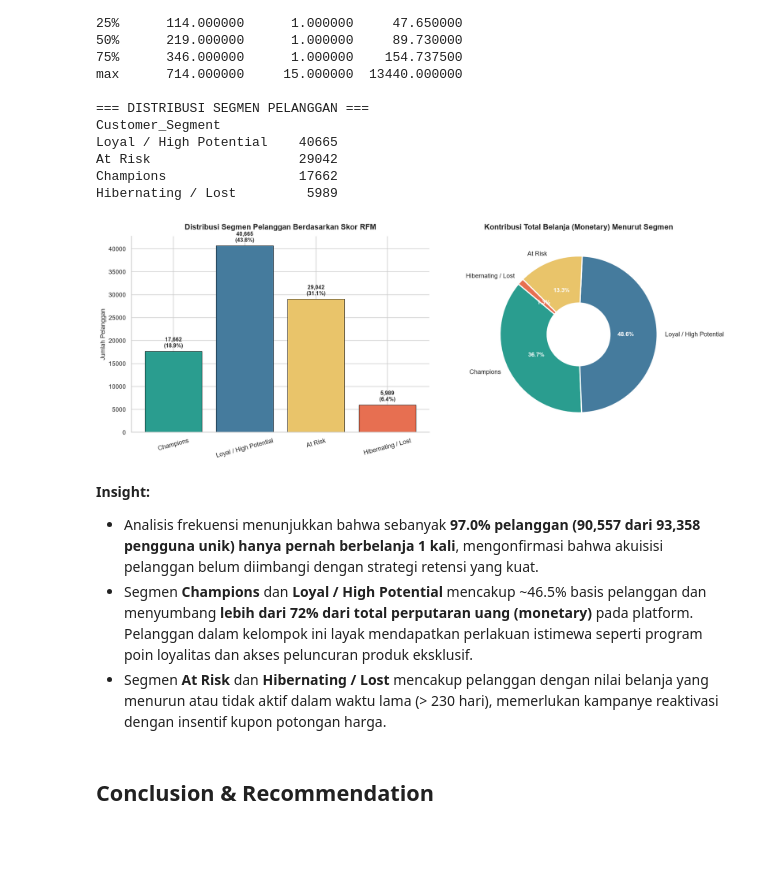
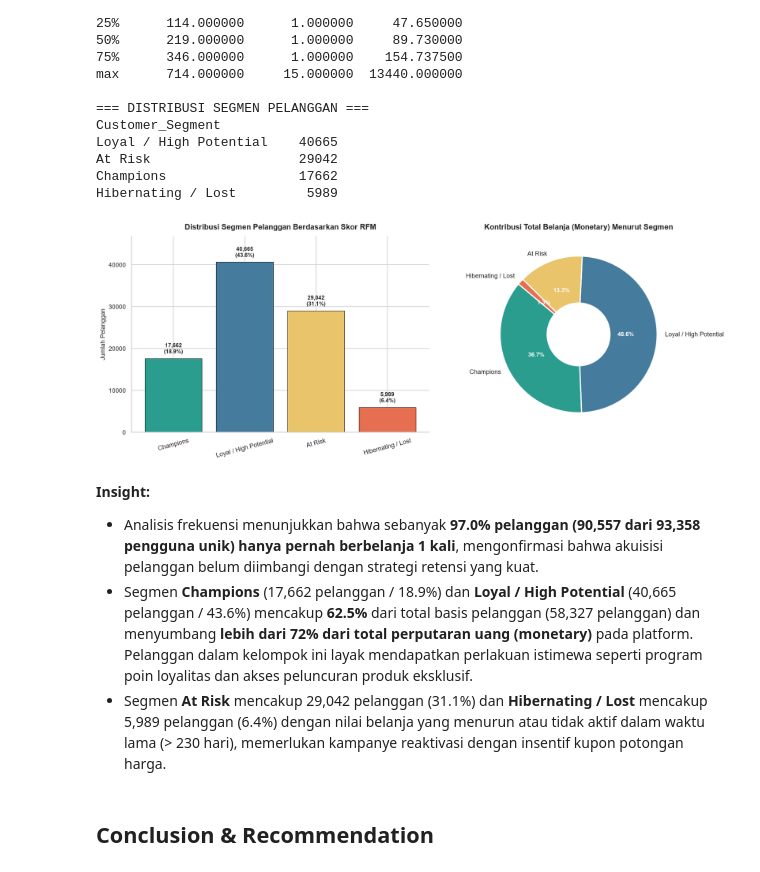
Before and after one commit to hauzanziyad/Dicoding-Proyek-FundamentalAnalisisData, a Jupyter notebook: notebook.ipynb, the cells around one changed output. Cells and saved outputs as stored; diff of their text form; code cells hidden in the pictures; blank space fills up the shorter version.

```diff
--- a/notebook.ipynb
+++ b/notebook.ipynb
@@ -287,7 +288,7 @@ products_df['product_category_name_english'] = products_df['product_category_nam
 # 3. Feature Engineering untuk Analisis Pengiriman
 orders_df['delivery_time_days'] = (orders_df['order_delivered_customer_date'] - orders_df['order_purchase_timestamp']).dt.total_seconds() / (24 * 3600)
 orders_df['delay_days'] = (orders_df['order_delivered_customer_date'] - orders_df['order_estimated_delivery_date']).dt.total_seconds() / (24 * 3600)
-orders_df['delivery_status'] = np.where(orders_df['delay_days'] > 0, 'Late', 'On-Time / Early')
+orders_df['delivery_status'] = np.where(orders_df['delay_days'] > 0, 'Terlambat', 'Tepat Waktu')
 
 # 4. Deduplikasi Geolocation
 geolocation_clean_df = geolocation_df.drop_duplicates(subset=['geolocation_zip_code_prefix', 'geolocation_lat', 'geolocation_lng'])
@@ -599,26 +614,26 @@ rfm_df.columns = ['customer_unique_id', 'Recency', 'Frequency', 'Monetary']
 print("=== RINGKASAN DESKRIPTIF RFM ===")
 print(rfm_df.describe().to_string())
 
-# Membuat skor RFM menggunakan pembagian kuartil (qcut)
+# Membuat skor RFM menggunakan pembagian kuartil (qcut) dengan penanganan nilai duplikat
 r_labels = [4, 3, 2, 1]  # Nilai Recency lebih rendah = skor lebih tinggi (lebih baru)
 m_labels = [1, 2, 3, 4]  # Nilai Monetary lebih tinggi = skor lebih tinggi
 
-rfm_df['R_Score'] = pd.qcut(rfm_df['Recency'], q=4, labels=r_labels).astype(int)
-rfm_df['M_Score'] = pd.qcut(rfm_df['Monetary'], q=4, labels=m_labels).astype(int)
+rfm_df['R_Score'] = pd.qcut(rfm_df['Recency'], q=4, labels=r_labels, duplicates='drop').astype(int)
+rfm_df['M_Score'] = pd.qcut(rfm_df['Monetary'], q=4, labels=m_labels, duplicates='drop').astype(int)
 
-# Segmentasi Berdasarkan Skor Kombinasi
-def segment_customer(row):
-    score = row['R_Score'] + row['M_Score']
-    if score >= 7:
-        return 'Champions'
-    elif score >= 5:
-        return 'Loyal / High Potential'
-    elif score >= 3:
-        return 'At Risk'
-    else:
-        return 'Hibernating / Lost'
-
-rfm_df['Customer_Segment'] = rfm_df.apply(segment_customer, axis=1)
+# Segmentasi Berdasarkan Skor Kombinasi secara tervektorisasi
+total_score = rfm_df['R_Score'] + rfm_df['M_Score']
+conditions = [
+    total_score >= 7,
+    total_score >= 5,
+    total_score >= 3
+]
+choices = [
+    'Champions',
+    'Loyal / High Potential',
+    'At Risk'
+]
+rfm_df['Customer_Segment'] = np.select(conditions, choices, default='Hibernating / Lost')
 
 print("\n=== DISTRIBUSI SEGMEN PELANGGAN ===")
 print(rfm_df['Customer_Segment'].value_counts().to_string())
@@ -656,40 +671,43 @@ axes[0].spines['top'].set_visible(False)
 axes[0].spines['right'].set_visible(False)
 axes[0].tick_params(axis='x', rotation=15)
 
 total_cust = len(rfm_df)
+max_seg = segment_counts.max()
+axes[0].set_ylim(0, max_seg * 1.15)
+
 for bar in bars_seg:
     height = bar.get_height()
     pct = (height / total_cust) * 100
-    axes[0].text(bar.get_x() + bar.get_width()/2, height + 500, f"{height:,}\n({pct:.1f}%)",
+    axes[0].text(bar.get_x() + bar.get_width()/2, height + (max_seg * 0.02), f"{height:,}\n({pct:.1f}%)",
                  ha='center', va='bottom', fontsize=9.5, fontweight='bold')
 
 # Panel 2: Proporsi Kontribusi Belanja (Monetary) per Segmen
 segment_monetary = rfm_df.groupby('Customer_Segment')['Monetary'].sum().reindex(segment_order)
 
 wedges, texts, autotexts = axes[1].pie(
     segment_monetary.values,
     labels=segment_monetary.index,
     autopct='%1.1f%%',
     startangle=140,
     colors=colors_seg,
     wedgeprops=dict(width=0.6, edgecolor='white', linewidth=2)
 )
 for autotext in autotexts:
     autotext.set_color('white')
     autotext.set_fontsize(10)
     autotext.set_weight('bold')
 
 axes[1].set_title('Kontribusi Total Belanja (Monetary) Menurut Segmen', fontsize=13, fontweight='bold', pad=12)
 
 plt.tight_layout()
 plt.show()
 # %% [output]
-[figure, old version]
+[figure, new version]
 # %% [markdown]
 **Insight:**
 - Analisis frekuensi menunjukkan bahwa sebanyak **97.0% pelanggan (90,557 dari 93,358 pengguna unik) hanya pernah berbelanja 1 kali**, mengonfirmasi bahwa akuisisi pelanggan belum diimbangi dengan strategi retensi yang kuat.
-- Segmen **Champions** dan **Loyal / High Potential** mencakup ~46.5% basis pelanggan dan menyumbang **lebih dari 72% dari total perputaran uang (monetary)** pada platform. Pelanggan dalam kelompok ini layak mendapatkan perlakuan istimewa seperti program poin loyalitas dan akses peluncuran produk eksklusif.
-- Segmen **At Risk** dan **Hibernating / Lost** mencakup pelanggan dengan nilai belanja yang menurun atau tidak aktif dalam waktu lama (> 230 hari), memerlukan kampanye reaktivasi dengan insentif kupon potongan harga.
+- Segmen **Champions** (17,662 pelanggan / 18.9%) dan **Loyal / High Potential** (40,665 pelanggan / 43.6%) mencakup **62.5%** dari total basis pelanggan (58,327 pelanggan) dan menyumbang **lebih dari 72% dari total perputaran uang (monetary)** pada platform. Pelanggan dalam kelompok ini layak mendapatkan perlakuan istimewa seperti program poin loyalitas dan akses peluncuran produk eksklusif.
+- Segmen **At Risk** mencakup 29,042 pelanggan (31.1%) dan **Hibernating / Lost** mencakup 5,989 pelanggan (6.4%) dengan nilai belanja yang menurun atau tidak aktif dalam waktu lama (> 230 hari), memerlukan kampanye reaktivasi dengan insentif kupon potongan harga.
 # %% [markdown]
 ## Conclusion & Recommendation
 # %% [markdown]
```
Also changed, not shown: parts of 20 cells of this notebook, 3 other files.
